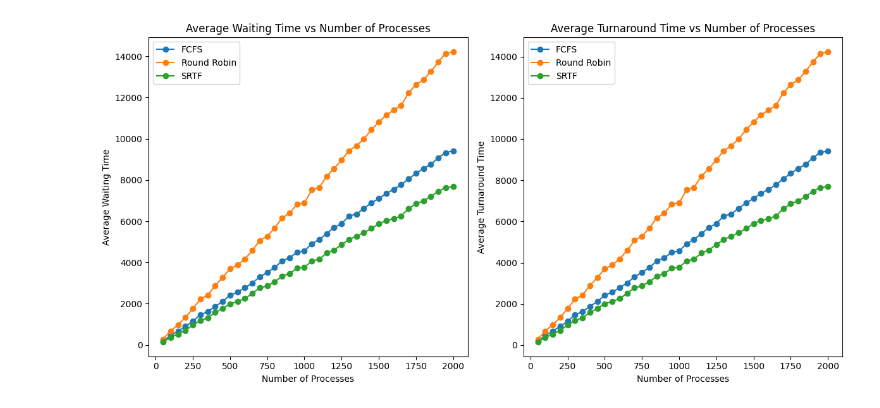
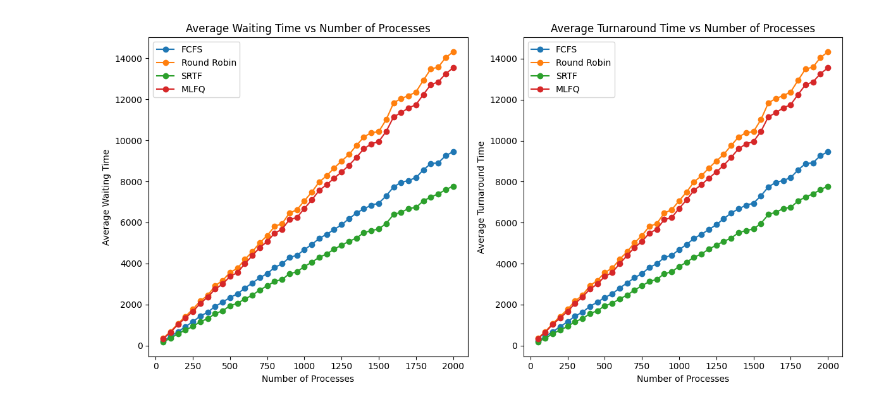
Before and after one commit to fatemahh/ComparingSchedulingAlgorithms, a Jupyter notebook: Script.ipynb, the cells around one changed output. Drawn from its saved outputs; the diff is of its cells as text; code cells hidden in the pictures.

Commit message:
Added MLFQ

```diff
--- a/Script.ipynb
+++ b/Script.ipynb
@@ -86,6 +86,66 @@ def shortest_remaining_time_first(processes):
         else:
             time += 1
 
+def multilevel_feedback_queue(processes, time_quantums):
+    """
+    Multilevel Feedback Queue with FCFS in the last queue.
+
+    Args:
+        processes (list of Process): List of process objects.
+        time_quantums (list of int): Time quantums for the first n-1 queues.
+    """
+    # Initialize queues; last queue is FCFS
+    queues = [[] for _ in range(len(time_quantums) + 1)]
+    time = min(p.arrival_time for p in processes)  # Start at the earliest arrival time
+    remaining_processes = len(processes)
+    processes = sorted(processes, key=lambda p: p.arrival_time)  # Sort by arrival time
+
+    # Add all processes to the first queue
+    for process in processes:
+        queues[0].append(process)
+
+    while remaining_processes > 0:
+        executed = False
+        for i in range(len(queues)):
+            while queues[i]:
+                process = queues[i].pop(0)
+
+                # Ensure the CPU waits until the process arrives
+                if process.arrival_time > time:
+                    time = process.arrival_time
+
+                # Record the response time if the process is starting for the first time
+                if process.response_time == -1:
+                    process.response_time = time - process.arrival_time
+
+                if i == len(queues) - 1:  # Last queue (FCFS)
+                    # Execute to completion
+                    time += process.remaining_time
+                    process.remaining_time = 0
+                    process.waiting_time = time - process.burst_time - process.arrival_time
+                    process.turnaround_time = time - process.arrival_time
+                    remaining_processes -= 1
+                    executed = True
+                else:  # Non-FCFS queues
+                    if process.remaining_time > time_quantums[i]:
+                        # Execute for the time quantum and demote to the next queue
+                        time += time_quantums[i]
+                        process.remaining_time -= time_quantums[i]
+                        executed = True
+                        queues[i + 1].append(process)  # Demote to next queue
+                    else:
+                        # Execute to completion
+                        time += process.remaining_time
+                        process.remaining_time = 0
+                        process.waiting_time = time - process.burst_time - process.arrival_time
+                        process.turnaround_time = time - process.arrival_time
+                        remaining_processes -= 1
+                        executed = True
+
+        # If no process was executed, increment time (idle CPU)
+        if not executed:
+            time += 1
+
 def calculate_averages(processes):
     avg_waiting_time = np.mean([p.waiting_time for p in processes])
     avg_turnaround_time = np.mean([p.turnaround_time for p in processes])
@@ -98,6 +158,8 @@ def plot_avg_times(results, process_range):
     rr_turnaround = [result[1] for result in results["RR"]]
     srtf_waiting = [result[0] for result in results["SRTF"]]
     srtf_turnaround = [result[1] for result in results["SRTF"]]
+    mlfq_waiting = [result[0] for result in results["MLFQ"]]
+    mlfq_turnaround = [result[1] for result in results["MLFQ"]]
 
     plt.figure(figsize=(12, 6))
 
@@ -105,6 +167,7 @@ def plot_avg_times(results, process_range):
     plt.plot(process_range, fcfs_waiting, label="FCFS", marker="o")
     plt.plot(process_range, rr_waiting, label="Round Robin", marker="o")
     plt.plot(process_range, srtf_waiting, label="SRTF", marker="o")
+    plt.plot(process_range, mlfq_waiting,label="MLFQ", marker = 'o')
     plt.title("Average Waiting Time vs Number of Processes")
     plt.xlabel("Number of Processes")
     plt.ylabel("Average Waiting Time")
@@ -114,6 +177,7 @@ def plot_avg_times(results, process_range):
     plt.plot(process_range, fcfs_turnaround, label="FCFS", marker="o")
     plt.plot(process_range, rr_turnaround, label="Round Robin", marker="o")
     plt.plot(process_range, srtf_turnaround, label="SRTF", marker="o")
+    plt.plot(process_range, mlfq_turnaround, label="MLFQ", marker="o")
     plt.title("Average Turnaround Time vs Number of Processes")
     plt.xlabel("Number of Processes")
     plt.ylabel("Average Turnaround Time")
@@ -124,11 +188,13 @@ def plot_avg_times(results, process_range):
 
 def main():
     process_range = []
-    results = {"FCFS": [], "RR": [], "SRTF": []}
+    results = {"FCFS": [], "RR": [], "SRTF": [], "MLFQ": []}
 
     time_quantum = int(input("Enter the time quantum for Round Robin: "))
+    mlfq_quantums = list(map(int, input("Enter the time quantums for MLFQ (comma-separated): ").split(',')))
+
     random.seed(int(time.time()))
-
+# Don't forget to change 201
     for n in range(50, 2001, 50):
         process_range.append(n)
         processes = []
@@ -137,34 +203,39 @@ def main():
         arrival_max = 50
 
         burst_mean = 10
         burst_stddev = 3
 
         for i in range(n):
             arrival_time = random.randint(arrival_min, arrival_max)
             burst_time = max(1, int(np.random.normal(burst_mean, burst_stddev)))
             processes.append(Process(i + 1, burst_time, arrival_time))
 
         processes_copy = copy.deepcopy(processes)
         first_come_first_serve(processes_copy)
         avg_waiting, avg_turnaround = calculate_averages(processes_copy)
         results["FCFS"].append((avg_waiting, avg_turnaround))
 
         processes_copy = copy.deepcopy(processes)
         round_robin(processes_copy, time_quantum)
         avg_waiting, avg_turnaround = calculate_averages(processes_copy)
         results["RR"].append((avg_waiting, avg_turnaround))
 
         processes_copy = copy.deepcopy(processes)
         shortest_remaining_time_first(processes_copy)
         avg_waiting, avg_turnaround = calculate_averages(processes_copy)
         results["SRTF"].append((avg_waiting, avg_turnaround))
 
+        processes_copy = copy.deepcopy(processes)
+        multilevel_feedback_queue(processes_copy, mlfq_quantums)
+        avg_waiting, avg_turnaround = calculate_averages(processes_copy)
+        results["MLFQ"].append((avg_waiting, avg_turnaround))
+
     plot_avg_times(results, process_range)
 
 if __name__ == "__main__":
     main()
 # %% [output]
-[figure, old version]
+[figure, new version]
 # %%
 # def display_schedule(processes):
 #     headers = ["Process ID", "Burst", "Remaining", "Arrival", "Start", "Turnaround", "Waiting", "Response"]
```
